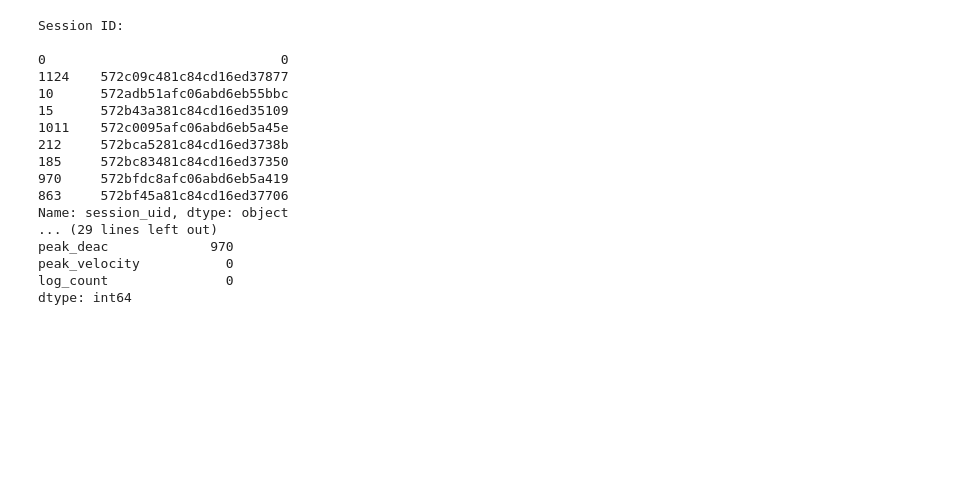
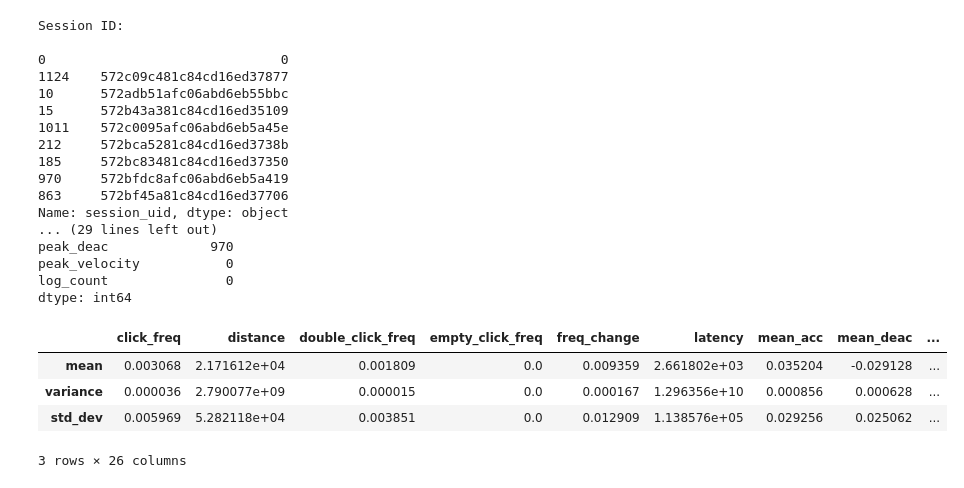
Before and after one commit to metjush/metjush.github.io, a Jupyter notebook: gsl/GSL_Sample_Analysis.ipynb, the cells around one changed output. Cells and saved outputs as stored; diff of their text form; code cells hidden in the pictures; blank space fills up the shorter version.

```diff
--- a/gsl/GSL_Sample_Analysis.ipynb
+++ b/gsl/GSL_Sample_Analysis.ipynb
@@ -224,3 +224,15 @@ peak_deac             970
 peak_velocity           0
 log_count               0
 dtype: int64
+# %%
+# create a dataframe with the baselines
+var_names = no_strings.keys()
+baselines = np.array([means, variances, std_dev])
+baseline_df = pd.DataFrame(baselines, columns=var_names, index=['mean', 'variance', 'std_dev'])
+baseline_df
+# %% [output]
+|  | click_freq | distance | double_click_freq | empty_click_freq | freq_change | latency | mean_acc | mean_deac | ... |
+| mean | 0.003068 | 2.171612e+04 | 0.001809 | 0.0 | 0.009359 | 2.661802e+03 | 0.035204 | -0.029128 | ... |
+| variance | 0.000036 | 2.790077e+09 | 0.000015 | 0.0 | 0.000167 | 1.296356e+10 | 0.000856 | 0.000628 | ... |
+| std_dev | 0.005969 | 5.282118e+04 | 0.003851 | 0.0 | 0.012909 | 1.138576e+05 | 0.029256 | 0.025062 | ... |
+3 rows × 26 columns
```
Also changed, not shown: parts of 10 cells of this notebook, 1 other file.
